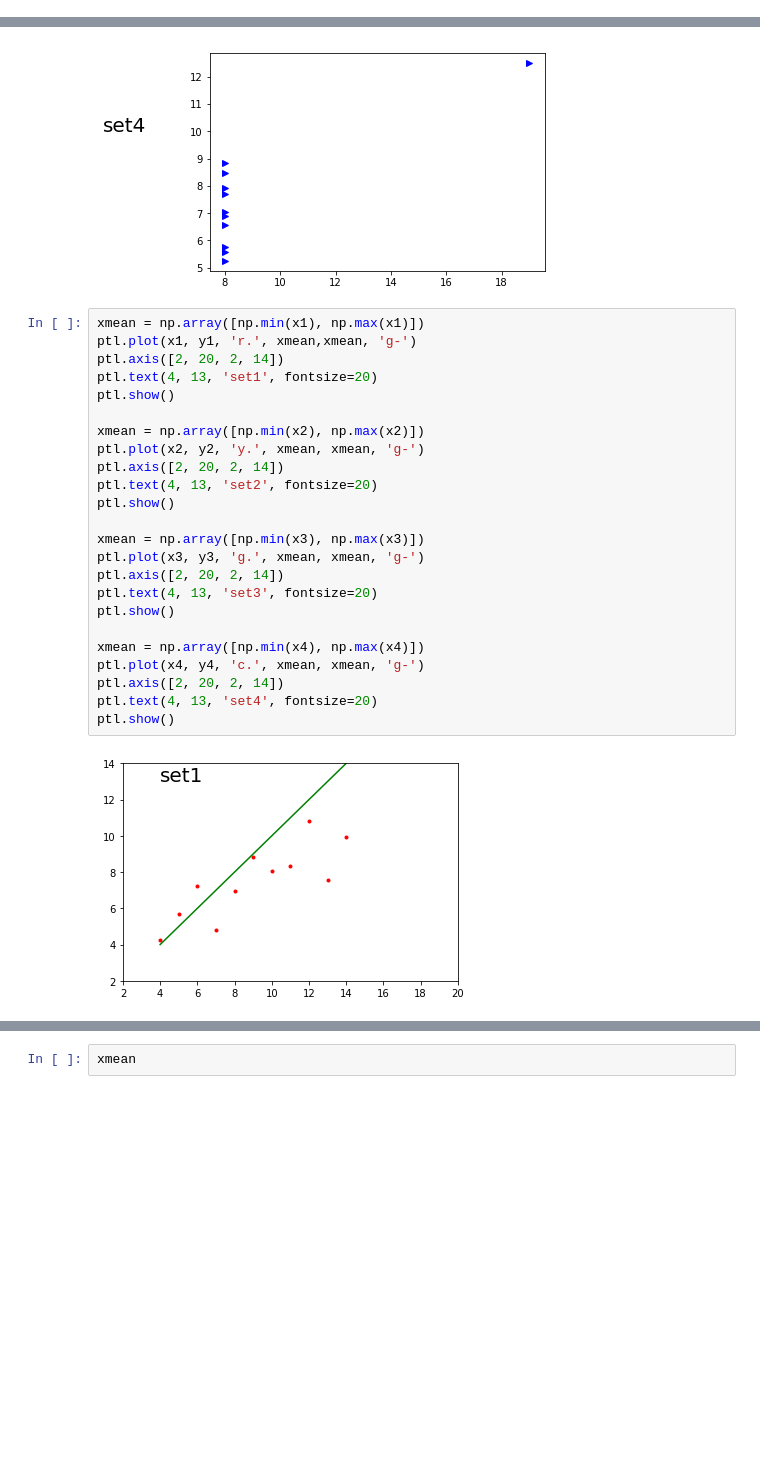
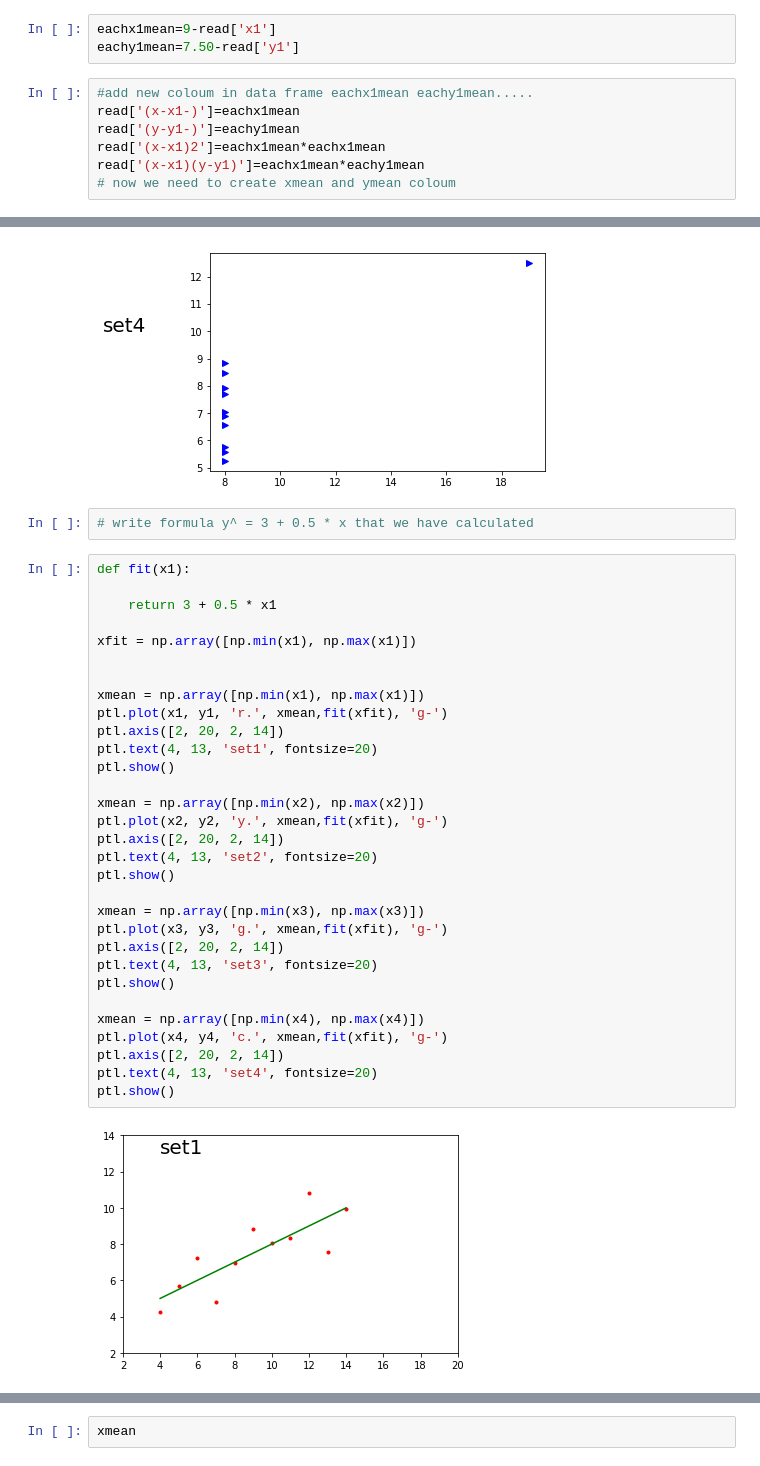
Before and after one commit to G00364769/Fundamentals-of-Data-Analysis-Sem2, a Jupyter notebook: Fundamentals of Data Analysis.ipynb, the cells around one changed output, grey strips where cells are left out. Cells and saved outputs as stored; diff of their text form; blank space fills up the shorter version.

Commit message:
Formula

```diff
--- a/Fundamentals of Data Analysis.ipynb
+++ b/Fundamentals of Data Analysis.ipynb
@@ -38,0 +47,10 @@ read.describe()
+# %%
+eachx1mean=9-read['x1']
+eachy1mean=7.50-read['y1']
+# %%
+#add new coloum in data frame eachx1mean eachy1mean.....
+read['(x-x1-)']=eachx1mean
+read['(y-y1-)']=eachy1mean
+read['(x-x1)2']=eachx1mean*eachx1mean
+read['(x-x1)(y-y1)']=eachx1mean*eachy1mean
+# now we need to create xmean and ymean coloum
@@ -63,29 +135,38 @@ ptl.show()
 [figure]
 [figure]
 [figure]
+# %%
+# write formula y^ = 3 + 0.5 * x that we have calculated
 # %%
+def fit(x1):
+
+    return 3 + 0.5 * x1
+
+xfit = np.array([np.min(x1), np.max(x1)])
+
+
 xmean = np.array([np.min(x1), np.max(x1)])
-ptl.plot(x1, y1, 'r.', xmean,xmean, 'g-')
+ptl.plot(x1, y1, 'r.', xmean,fit(xfit), 'g-')
 ptl.axis([2, 20, 2, 14])
 ptl.text(4, 13, 'set1', fontsize=20)
 ptl.show()
 
 xmean = np.array([np.min(x2), np.max(x2)])
-ptl.plot(x2, y2, 'y.', xmean, xmean, 'g-')
+ptl.plot(x2, y2, 'y.', xmean,fit(xfit), 'g-')
 ptl.axis([2, 20, 2, 14])
 ptl.text(4, 13, 'set2', fontsize=20)
 ptl.show()
 
 xmean = np.array([np.min(x3), np.max(x3)])
-ptl.plot(x3, y3, 'g.', xmean, xmean, 'g-')
+ptl.plot(x3, y3, 'g.', xmean,fit(xfit), 'g-')
 ptl.axis([2, 20, 2, 14])
 ptl.text(4, 13, 'set3', fontsize=20)
 ptl.show()
 
 xmean = np.array([np.min(x4), np.max(x4)])
-ptl.plot(x4, y4, 'c.', xmean, xmean, 'g-')
+ptl.plot(x4, y4, 'c.', xmean,fit(xfit), 'g-')
 ptl.axis([2, 20, 2, 14])
 ptl.text(4, 13, 'set4', fontsize=20)
 ptl.show()
 # %% [output]
-[figure, old version]
+[figure, new version]
```
Also changed, not shown: parts of 12 cells of this notebook.
